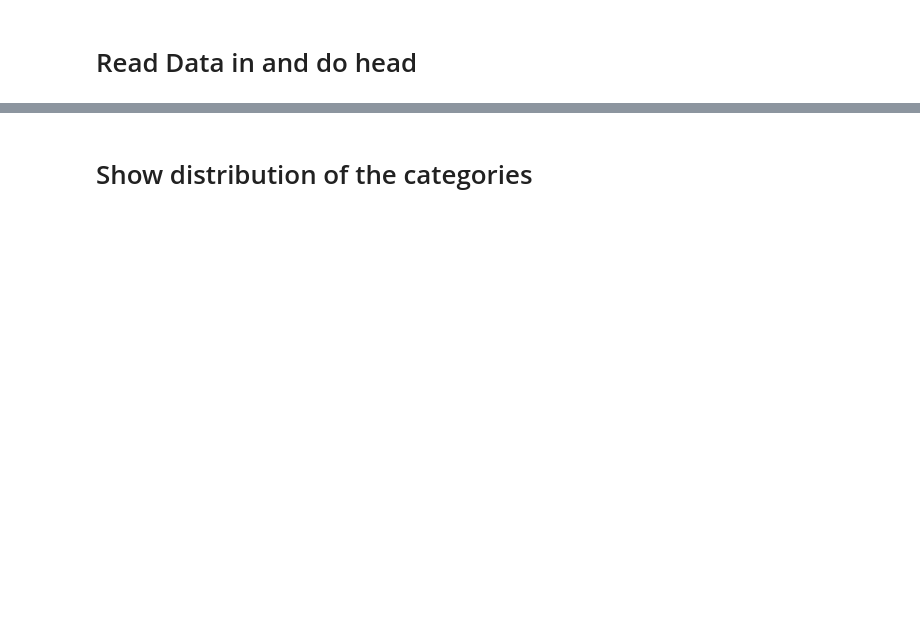
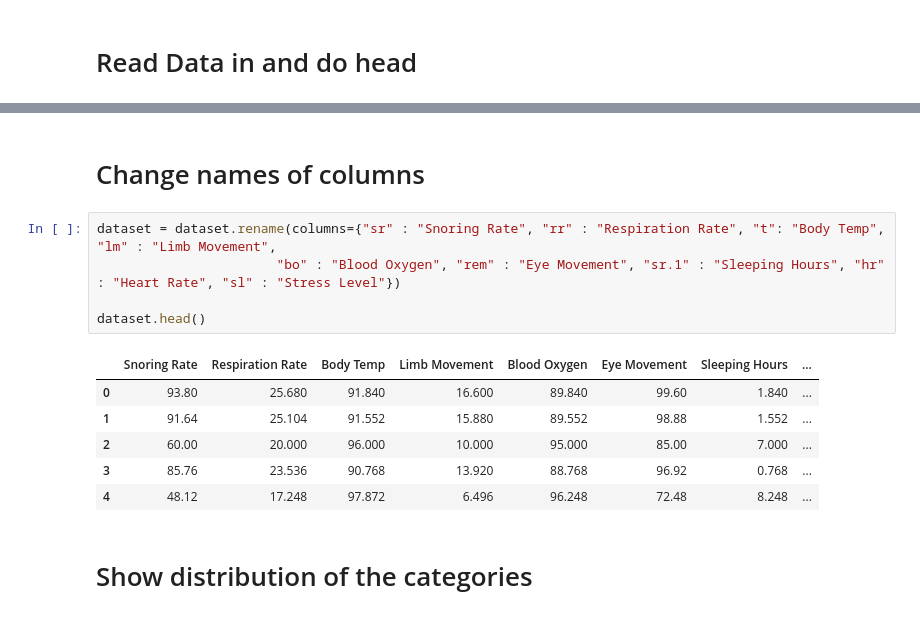
Before and after one commit to mkerekes1427/CAP-4770-Final-Project, a Jupyter notebook: sleep-datascience-notebook.ipynb, the cells around one changed output, grey strips where cells are left out. Saved outputs shown, nothing was run; the diff lists cells and outputs as text; blank space fills up the shorter version.

```diff
--- a/sleep-datascience-notebook.ipynb
+++ b/sleep-datascience-notebook.ipynb
@@ -23,2 +38,16 @@ for dirname, _, filenames in os.walk('/kaggle/input'):
+# %% [markdown]
+# Change names of columns
+# %%
+dataset = dataset.rename(columns={"sr" : "Snoring Rate", "rr" : "Respiration Rate", "t": "Body Temp", "lm" : "Limb Movement",
+                       "bo" : "Blood Oxygen", "rem" : "Eye Movement", "sr.1" : "Sleeping Hours", "hr" : "Heart Rate", "sl" : "Stress Level"})
+
+dataset.head()
+# %% [output]
+|  | Snoring Rate | Respiration Rate | Body Temp | Limb Movement | Blood Oxygen | Eye Movement | Sleeping Hours | ... |
+| 0 | 93.80 | 25.680 | 91.840 | 16.600 | 89.840 | 99.60 | 1.840 | ... |
+| 1 | 91.64 | 25.104 | 91.552 | 15.880 | 89.552 | 98.88 | 1.552 | ... |
+| 2 | 60.00 | 20.000 | 96.000 | 10.000 | 95.000 | 85.00 | 7.000 | ... |
+| 3 | 85.76 | 23.536 | 90.768 | 13.920 | 88.768 | 96.92 | 0.768 | ... |
+| 4 | 48.12 | 17.248 | 97.872 | 6.496 | 96.248 | 72.48 | 8.248 | ... |
 # %% [markdown]
 # Show distribution of the categories
```
Also changed, not shown: parts of 5 cells of this notebook.
